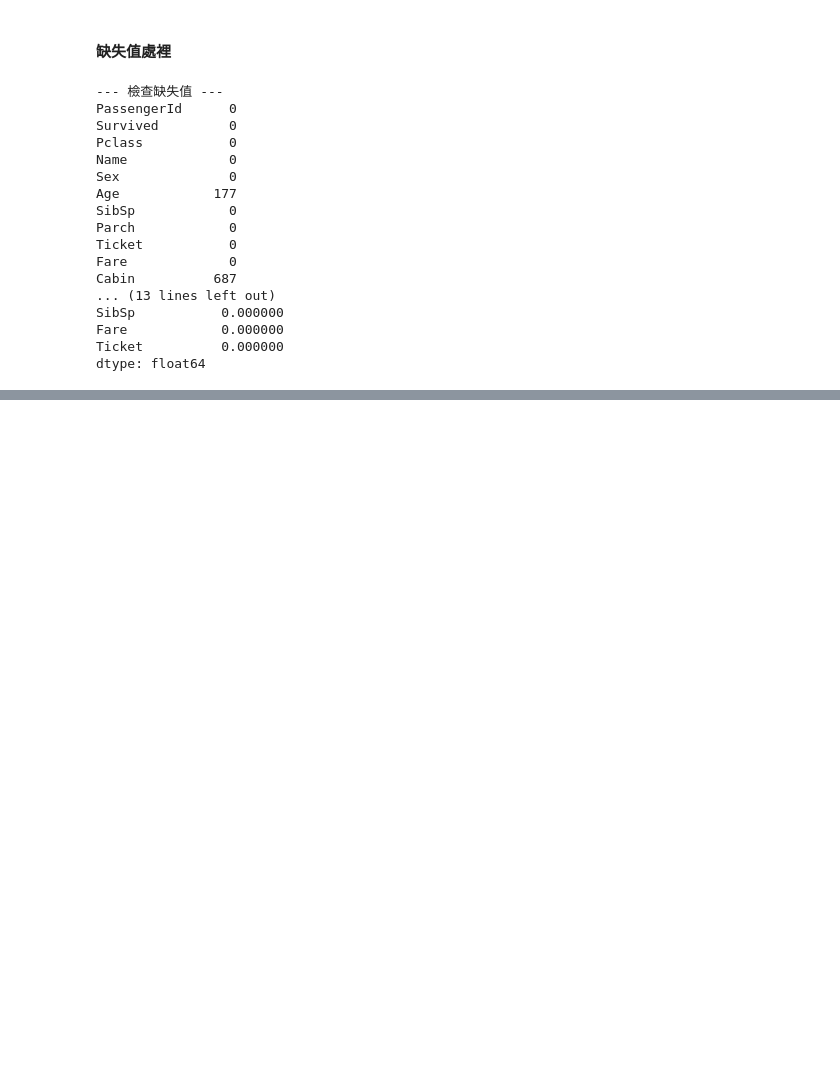
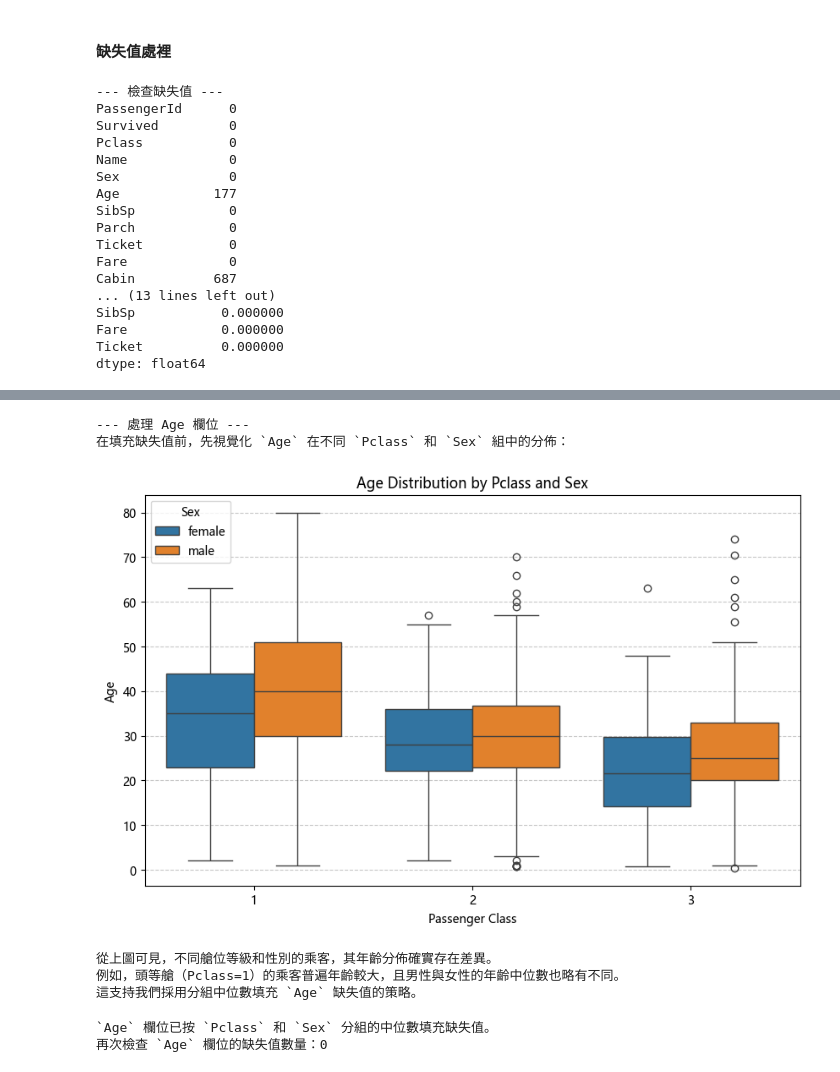
Before and after one commit to Anakin871103/IanLi-Data-Analytics-Projects, a Jupyter notebook: notebooks/01_Exploratory_Data_Analysis/Projects/001_EDA_Titanic_Survival_Analysis/notebook/Titanic_EDA_Survival_Analysis.ipynb, the cells around one changed output, grey strips where cells are left out. Cells and saved outputs as stored; diff of their text form; code cells hidden in the pictures; blank space fills up the shorter version.

```diff
--- a/notebooks/01_Exploratory_Data_Analysis/Projects/001_EDA_Titanic_Survival_Analysis/notebook/Titanic_EDA_Survival_Analysis.ipynb
+++ b/notebooks/01_Exploratory_Data_Analysis/Projects/001_EDA_Titanic_Survival_Analysis/notebook/Titanic_EDA_Survival_Analysis.ipynb
@@ -143,3 +140,36 @@ Has_Cabin
 1    204
 Name: count, dtype: int64
 有客艙號資料的乘客比例：22.90%
+# %%
+print("\n--- 處理 Age 欄位 ---")
+print("在填充缺失值前，先視覺化 `Age` 在不同 `Pclass` 和 `Sex` 組中的分佈：")
+
+plt.figure(figsize=(10, 6))
+sns.boxplot(x='Pclass', y='Age', hue='Sex', data=df)
+plt.title('Age Distribution by Pclass and Sex')
+plt.xlabel('Passenger Class')
+plt.ylabel('Age')
+plt.legend(title='Sex')
+plt.grid(axis='y', linestyle='--', alpha=0.7)
+plt.show()
+
+print("從上圖可見，不同艙位等級和性別的乘客，其年齡分佈確實存在差異。")
+print("例如，頭等艙（Pclass=1）的乘客普遍年齡較大，且男性與女性的年齡中位數也略有不同。")
+print("這支持我們採用分組中位數填充 `Age` 缺失值的策略。")
+# %% [output]
+--- 處理 Age 欄位 ---
+在填充缺失值前，先視覺化 `Age` 在不同 `Pclass` 和 `Sex` 組中的分佈：
+[figure, added]
+從上圖可見，不同艙位等級和性別的乘客，其年齡分佈確實存在差異。
+例如，頭等艙（Pclass=1）的乘客普遍年齡較大，且男性與女性的年齡中位數也略有不同。
+這支持我們採用分組中位數填充 `Age` 缺失值的策略。
+# %%
+# 填充 Age 的缺失值：按 Pclass 和 Sex 分組，用中位數填充
+# transform 會將填充後的值返回，並保持原始 DataFrame 的索引對齊
+df['Age'] = df.groupby(['Pclass', 'Sex'])['Age'].transform(lambda x: x.fillna(x.median()))
+
+print("\n`Age` 欄位已按 `Pclass` 和 `Sex` 分組的中位數填充缺失值。")
+print(f"再次檢查 `Age` 欄位的缺失值數量：{df['Age'].isnull().sum()}")
+# %% [output]
+`Age` 欄位已按 `Pclass` 和 `Sex` 分組的中位數填充缺失值。
+再次檢查 `Age` 欄位的缺失值數量：0
```
Also changed, not shown: parts of 3 cells of this notebook.
